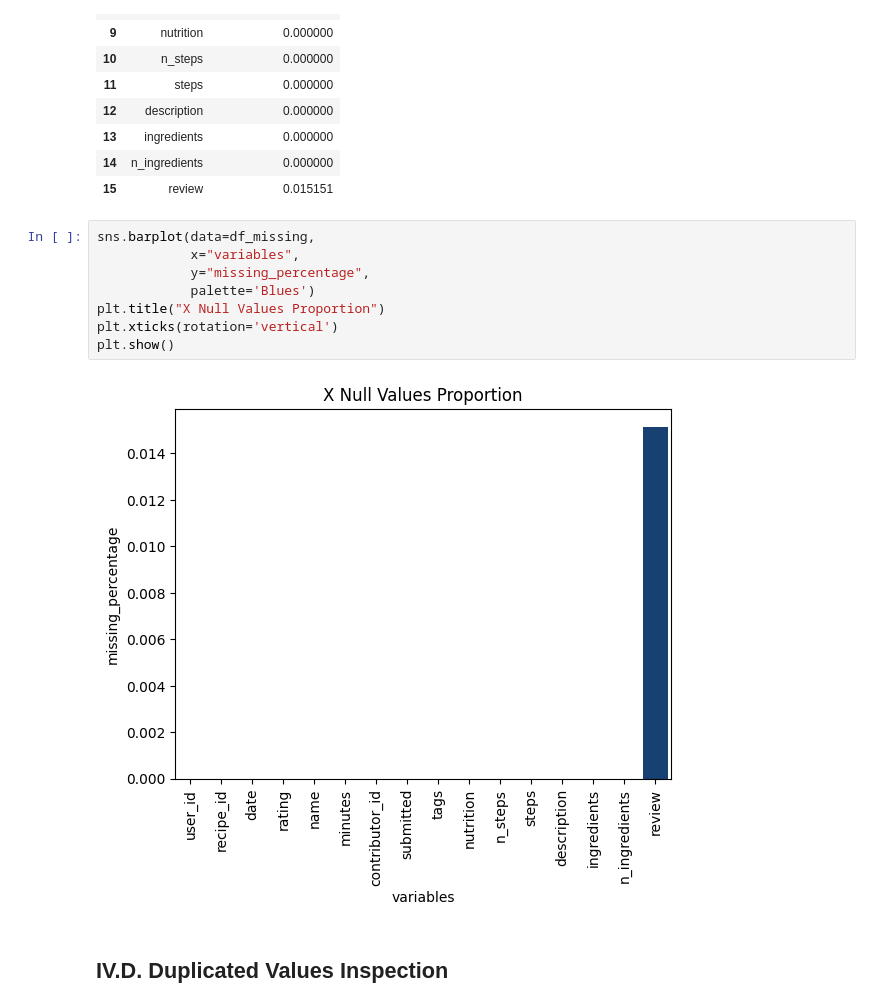
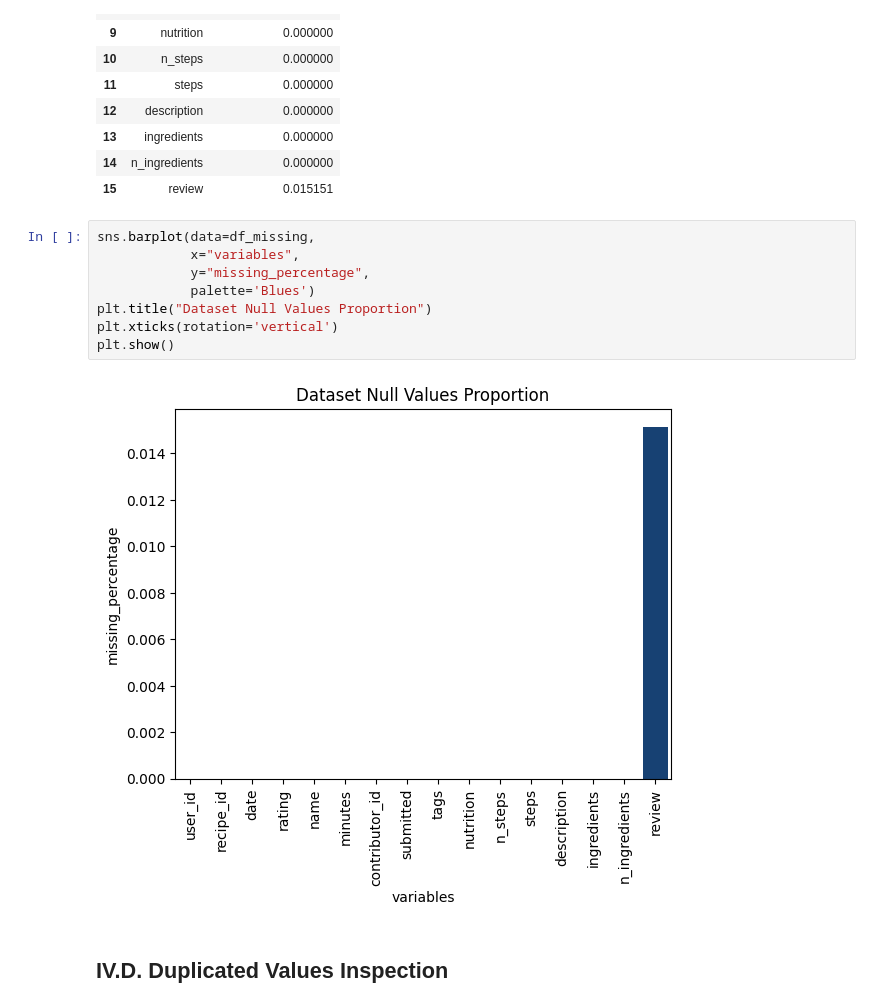
Before and after one commit to hardefarogonondo/FoodDotCom-recipe-recommendation-engine, a Jupyter notebook: notebooks/hardefarogonondo/2_exploratory_data_analysis_and_preprocessing/exploratory_data_analysis_and_preprocessing.ipynb, the cells around one changed output. Drawn from its saved outputs; the diff is of its cells as text.

```diff
--- a/notebooks/hardefarogonondo/2_exploratory_data_analysis_and_preprocessing/exploratory_data_analysis_and_preprocessing.ipynb
+++ b/notebooks/hardefarogonondo/2_exploratory_data_analysis_and_preprocessing/exploratory_data_analysis_and_preprocessing.ipynb
@@ -93,13 +94,13 @@ df_missing
 # %%
 sns.barplot(data=df_missing,
             x="variables",
             y="missing_percentage",
             palette='Blues')
-plt.title("X Null Values Proportion")
+plt.title("Dataset Null Values Proportion")
 plt.xticks(rotation='vertical')
 plt.show()
 # %% [output]
-[figure, old version]
+[figure, new version]
 # %% [markdown]
 ## IV.D. Duplicated Values Inspection
 # %%
```
Also changed, not shown: parts of 40 cells of this notebook.
